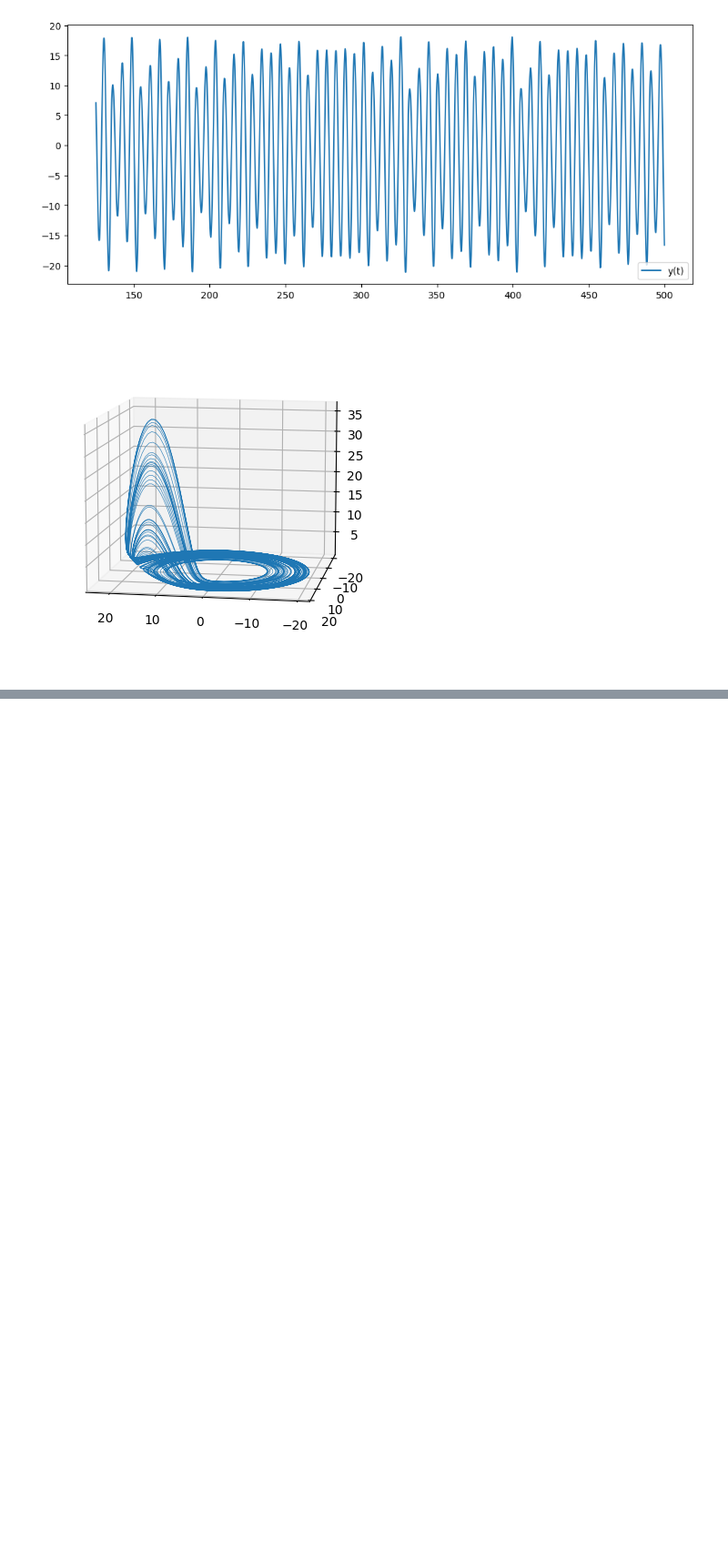
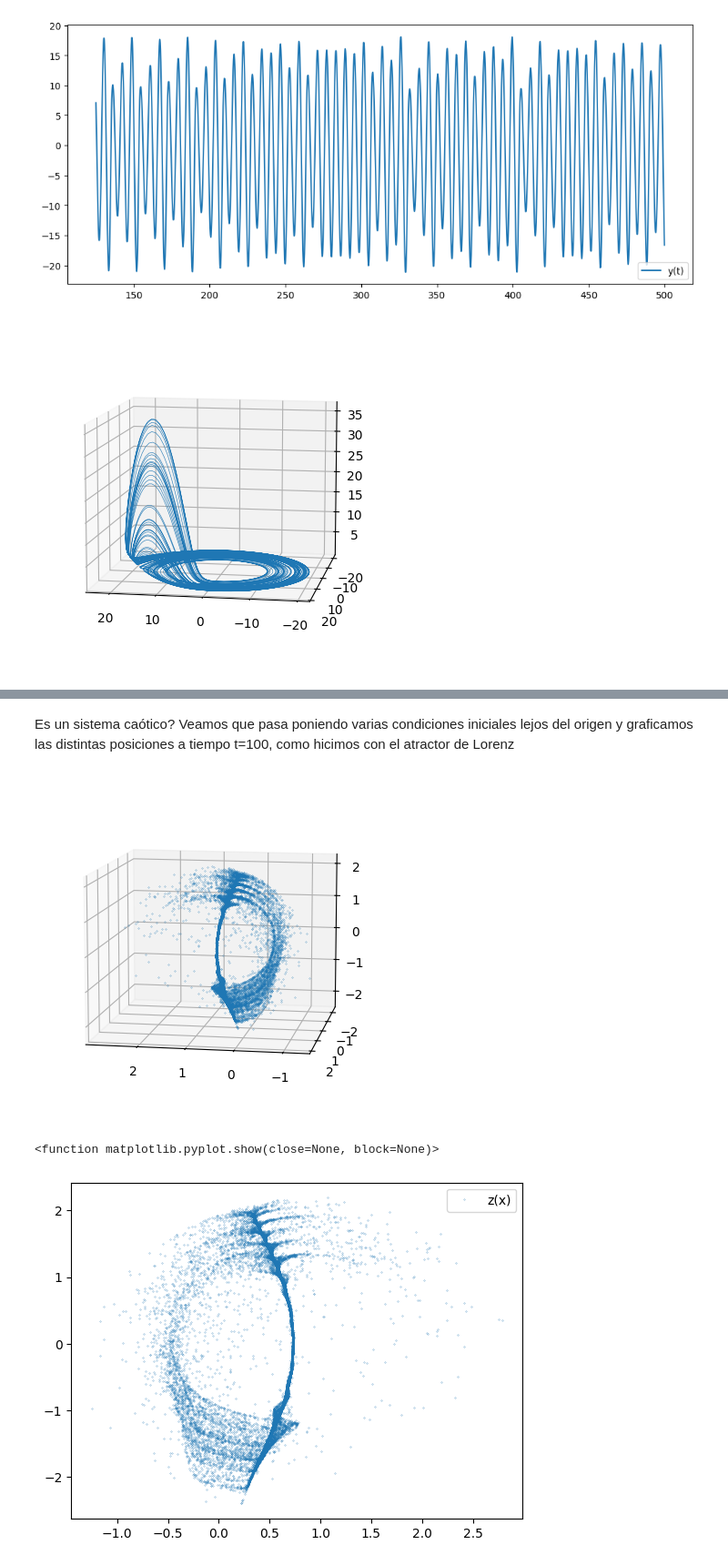
Before and after one commit to lautarogiordano/practicas-complejidad, a Jupyter notebook: p3-caos/caos.ipynb, the cells around one changed output, grey strips where cells are left out. Shown at 91% size. Cells and saved outputs as stored; diff of their text form; code cells hidden in the pictures; blank space fills up the shorter version.

```diff
--- a/p3-caos/caos.ipynb
+++ b/p3-caos/caos.ipynb
@@ -217,0 +233,27 @@ generate_plots(x, t, drop)
+# %% [markdown]
+Es un sistema caótico? Veamos que pasa poniendo varias condiciones iniciales lejos del origen y graficamos las distintas posiciones a tiempo t=100, como hicimos con el atractor de Lorenz
+# %%
+t = np.linspace(0, 200, 2000)
+
+num_soluciones = 25000
+posiciones_finales = np.zeros((num_soluciones, 3))
+
+for i in range(num_soluciones):
+    x0 = [3, 0, 0]
+    epsilon = np.random.uniform(-.2, .2, 3)
+    x0 += epsilon
+    x = sprott_solver(x0, t)
+    posiciones_finales[i] = x[-1]
+# %%
+fig = plt.figure()
+ax = fig.add_subplot(111, projection="3d", elev=10, azim=100)
+ax.plot(posiciones_finales[:, 0], posiciones_finales[:, 1], posiciones_finales[:, 2], "o", label="Sprott", markersize=.2)
+plt.show()
+
+plt.plot(posiciones_finales[:, 0], posiciones_finales[:, 2], "o", markersize=.2, label="z(x)")
+plt.legend()
+plt.show
+# %% [output]
+[figure, added]
+<function matplotlib.pyplot.show(close=None, block=None)>
+[figure, added]
```
Also changed, not shown: parts of 7 cells of this notebook.
